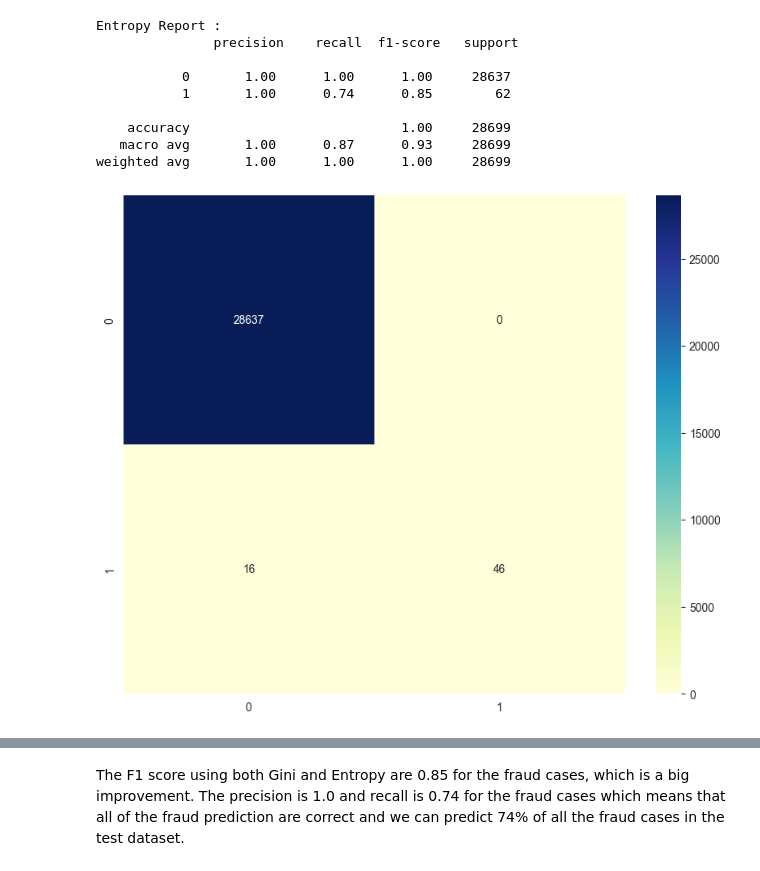
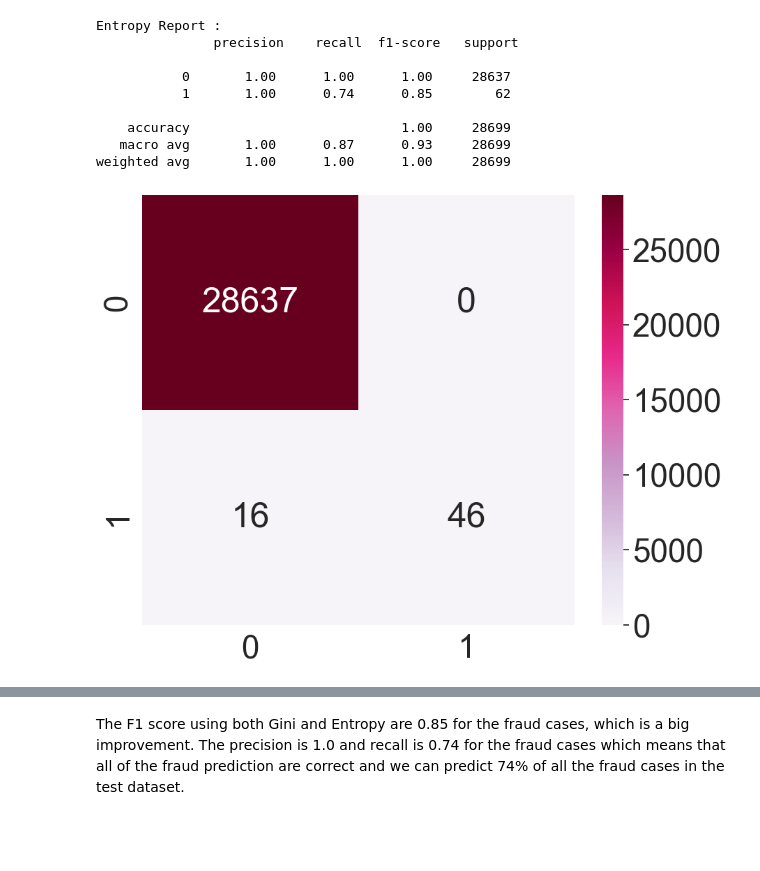
Before and after one commit to Ivyloeou/ML_Xente_Fraud_Detection, a Jupyter notebook: Fraud-detection-challenge.ipynb, the cells around one changed output, grey strips where cells are left out. Saved outputs shown, nothing was run; the diff lists cells and outputs as text; code cells hidden in the pictures; blank space fills up the shorter version.

```diff
--- a/Fraud-detection-challenge.ipynb
+++ b/Fraud-detection-challenge.ipynb
@@ -480,5 +491,6 @@ y_baseline_test = baseline_model(X_test)
 # %%
 # Plot confusion matrix for baseline model
 cm_base = confusion_matrix(y_test, y_baseline_test)
-sns.heatmap(cm_base, cmap="YlGnBu", annot=True, fmt='d');
+sns.set(font_scale=3.0)
+sns.heatmap(cm_base, cmap="PuRd", annot=True, fmt='d');
 # %% [output]
@@ -507,5 +519,6 @@ logreg.fit(X_train, y_train)
 # Make predictions for test set
 y_pred = logreg.predict(X_test)
 cm_log = confusion_matrix(y_test, y_pred)
-sns.heatmap(cm_log, cmap="YlGnBu", annot=True, fmt='d');
+sns.set(font_scale=3.0)
+sns.heatmap(cm_log, cmap="PuRd", annot=True, fmt='d');
 # %% [output]
@@ -574,8 +587,9 @@ Entropy Report :
 weighted avg       1.00      1.00      1.00     28699
 # %%
 cm_gini = confusion_matrix(y_test, y_pred_gini)
-sns.heatmap(cm_gini, cmap="YlGnBu", annot=True, fmt='d');
+sns.set(font_scale=3.0)
+sns.heatmap(cm_gini, cmap="PuRd", annot=True, fmt='d');
 # %% [output]
-[figure, old version]
+[figure, new version]
 # %%
 cm_entropy = confusion_matrix(y_test, y_pred_entropy)
```
Also changed, not shown: parts of 21 cells of this notebook.
